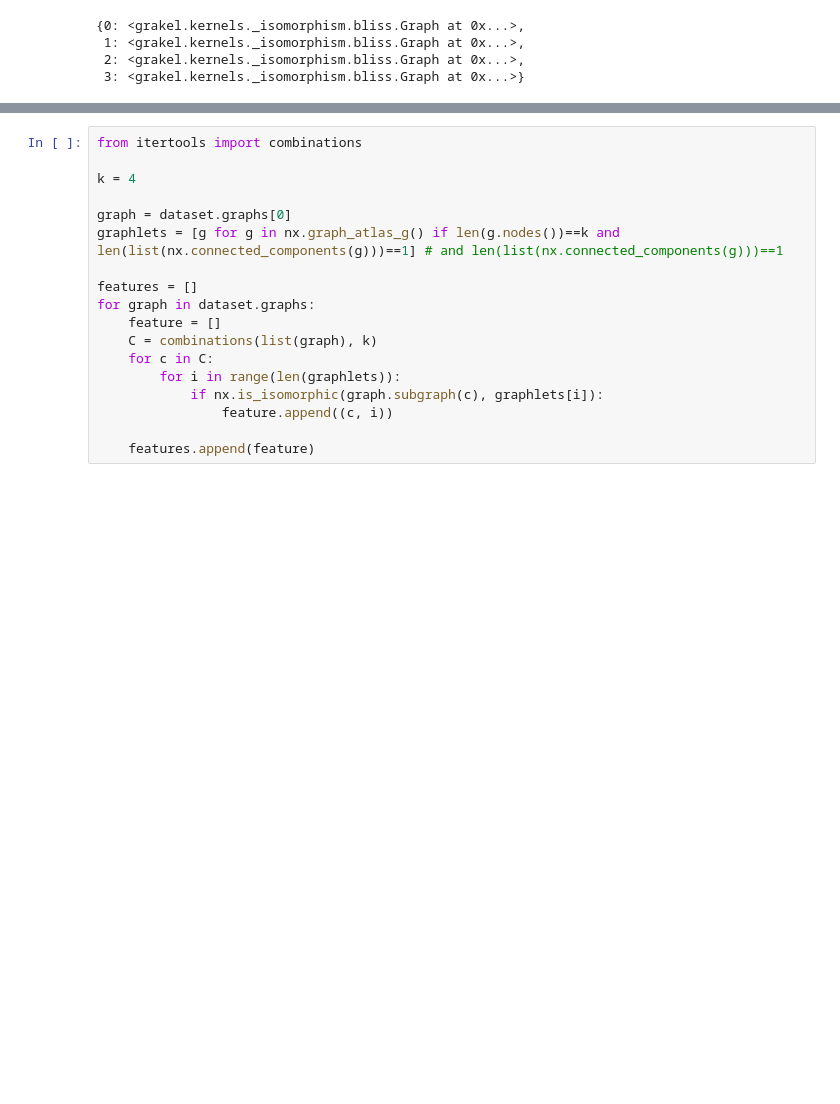
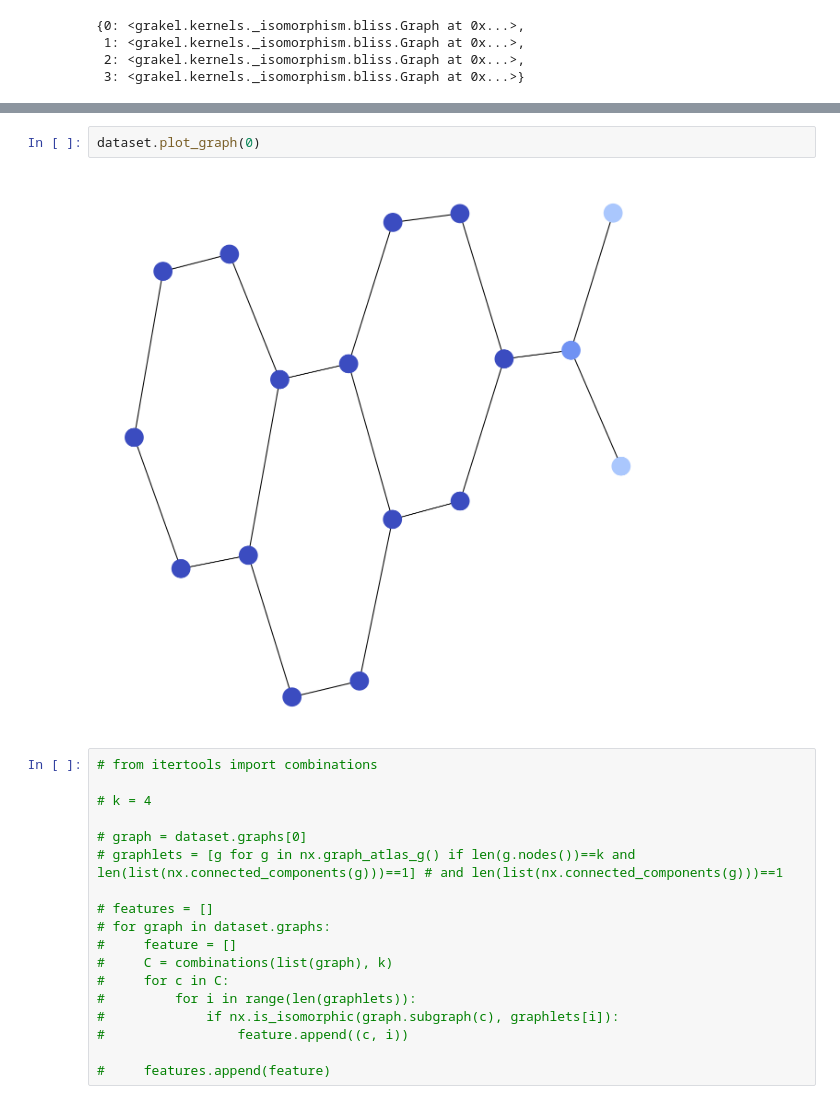
Before and after one commit to congrendai/MSc_Individual_Project, a Jupyter notebook: graphlet.ipynb, the cells around one changed output, grey strips where cells are left out. Saved outputs shown, nothing was run; the diff lists cells and outputs as text; blank space fills up the shorter version.

```diff
--- a/graphlet.ipynb
+++ b/graphlet.ipynb
@@ -80,18 +93,22 @@ features = GL.fit_transform(dataset.graphs)
+# %%
+dataset.plot_graph(0)
+# %% [output]
+[figure, added]
 # %%
-from itertools import combinations
+# from itertools import combinations
 
-k = 4
+# k = 4
 
-graph = dataset.graphs[0]
-graphlets = [g for g in nx.graph_atlas_g() if len(g.nodes())==k and len(list(nx.connected_components(g)))==1] # and len(list(nx.connected_components(g)))==1
+# graph = dataset.graphs[0]
+# graphlets = [g for g in nx.graph_atlas_g() if len(g.nodes())==k and len(list(nx.connected_components(g)))==1] # and len(list(nx.connected_components(g)))==1
 
-features = []
-for graph in dataset.graphs:
-    feature = []
-    C = combinations(list(graph), k)
-    for c in C:
-        for i in range(len(graphlets)):
-            if nx.is_isomorphic(graph.subgraph(c), graphlets[i]):
-                feature.append((c, i))
+# features = []
+# for graph in dataset.graphs:
+#     feature = []
+#     C = combinations(list(graph), k)
+#     for c in C:
+#         for i in range(len(graphlets)):
+#             if nx.is_isomorphic(graph.subgraph(c), graphlets[i]):
+#                 feature.append((c, i))
 
-    features.append(feature)
+#     features.append(feature)
```
Also changed, not shown: parts of 5 cells of this notebook, 6 other files.
